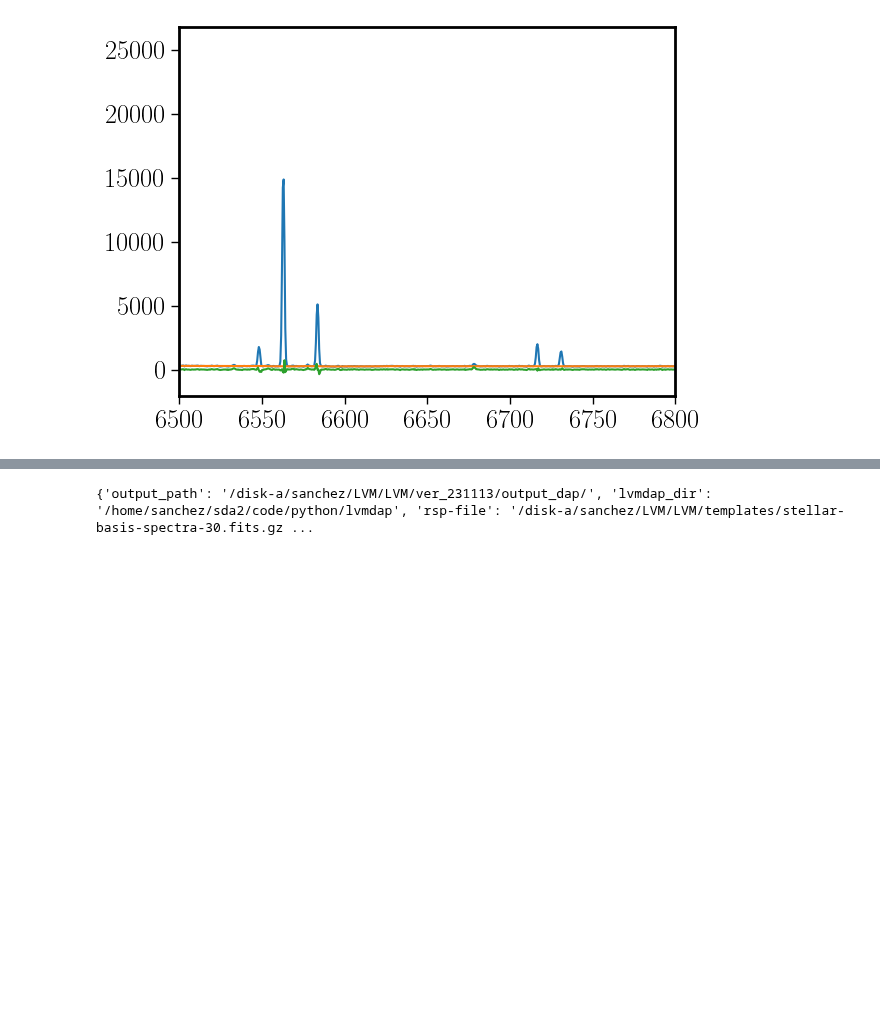
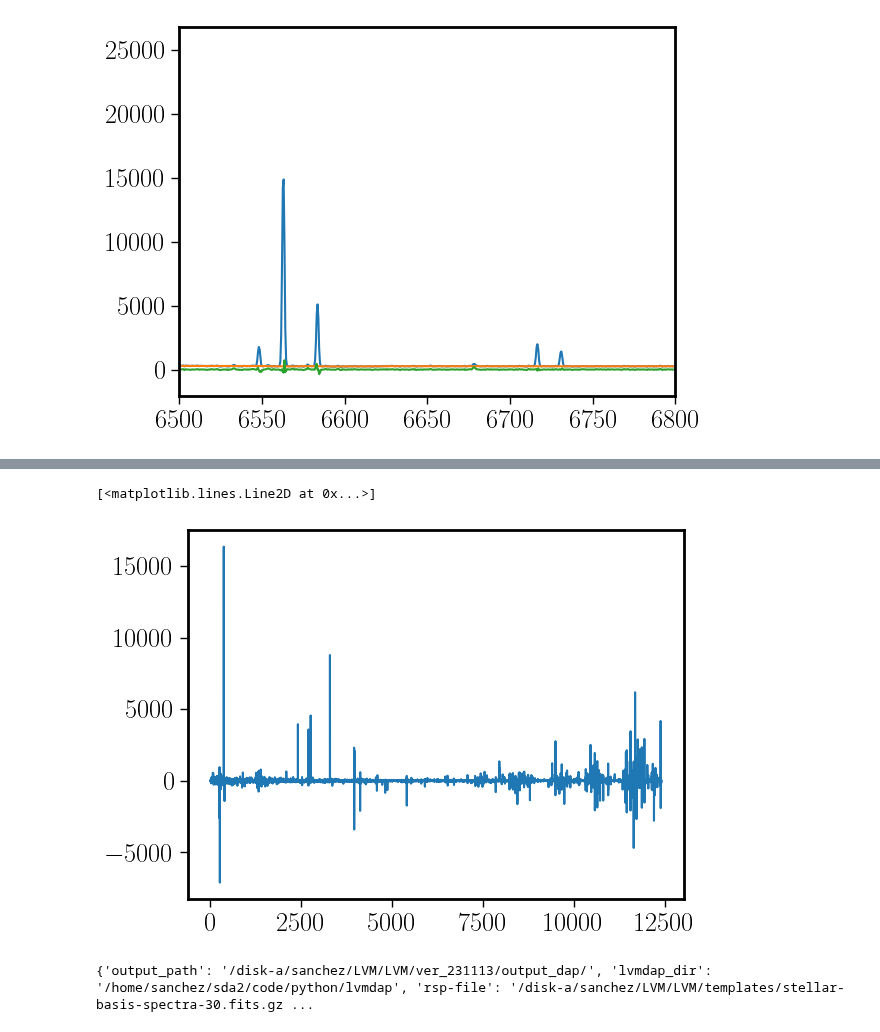
Before and after one commit to sdss/lvmdap, a Jupyter notebook: notebooks/sim_spec_rsp.ipynb, the cells around one changed output, grey strips where cells are left out. Drawn from its saved outputs; the diff is of its cells as text; code cells hidden in the pictures; blank space fills up the shorter version.

```diff
--- a/notebooks/sim_spec_rsp.ipynb
+++ b/notebooks/sim_spec_rsp.ipynb
@@ -159,6 +158,21 @@ i_spec=100
 org_spec = hdu[0].data[0,i_spec,:]
 mod_spec = hdu[0].data[1,i_spec,:]
 res_spec = hdu[0].data[4,i_spec,:]
+# %%
+#
+# Noise pattern
+#
+random_map=np.random.normal(0,1.0,size=(hdu[0].data.shape[1],hdu[0].data.shape[2]))
+err_map=random_map*hdu[0].data[4,:,:]
+random_index=hdu[0].data.shape[1]*np.random.rand(hdu[0].data.shape[2])
+random_index=random_index.astype(int)
+err_spec=0.0*res_spec
+for i in np.arange(hdu[0].data.shape[2]):
+    err_spec[i]=err_map[random_index[i],i]
+plt.plot(err_spec)
+# %% [output]
+[<matplotlib.lines.Line2D at 0x...>]
+[figure, added]
 # %%
 cmd_args=('junk','junk', 'lvm-dap_all.yaml')
 
```
Also changed, not shown: parts of 5 cells of this notebook.
